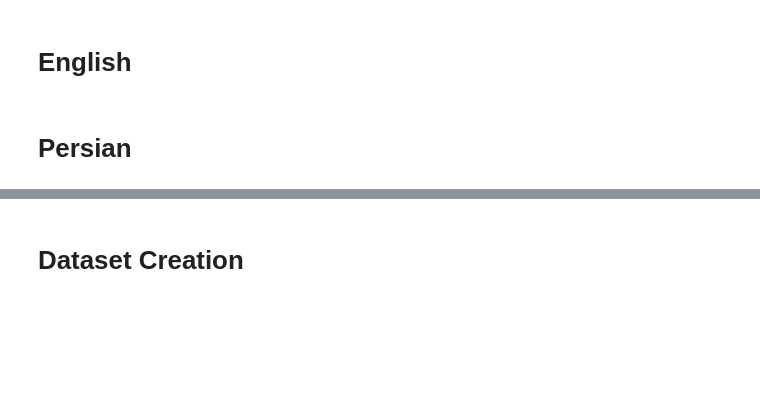
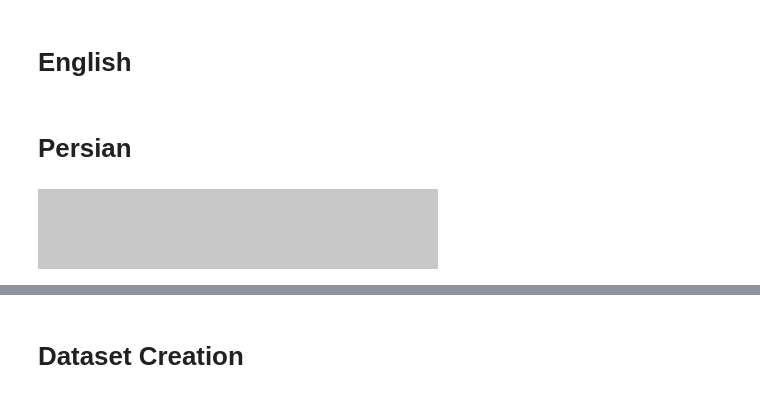
Before and after one commit to 4-geeks/Persian-OCR, a Jupyter notebook: DataTools/Data_Generation/Word Generation.ipynb, the cells around one changed output, grey strips where cells are left out. Drawn from its saved outputs; the diff is of its cells as text; code cells hidden in the pictures; blank space fills up the shorter version.

Commit message:
Fixed middle image bug

```diff
--- a/DataTools/Data_Generation/Word Generation.ipynb
+++ b/DataTools/Data_Generation/Word Generation.ipynb
@@ -35,10 +35,12 @@ import arabic_reshaper
 from PIL import Image, ImageDraw, ImageFont
 from bidi.algorithm import get_display
 # %%
-background = np.ones((80,400,3) , dtype = 'uint8') * (255,255,255)
+background = np.ones((80,400,3) , dtype = 'uint8') * (200,200,200)
 background = background.astype('uint8')
 background = Image.fromarray(background)
 draw = ImageDraw.Draw(background)
-font = ImageFont.truetype('fonts/IranNastaliq.ttf', size=60)
+font = ImageFont.truetype('fonts/B Ziba_0.ttf', size=100)
 raw_test = 'سلام'
 background
+# %% [output]
+[figure, added]
```
Also changed, not shown: parts of 12 cells of this notebook, 2 other files.
